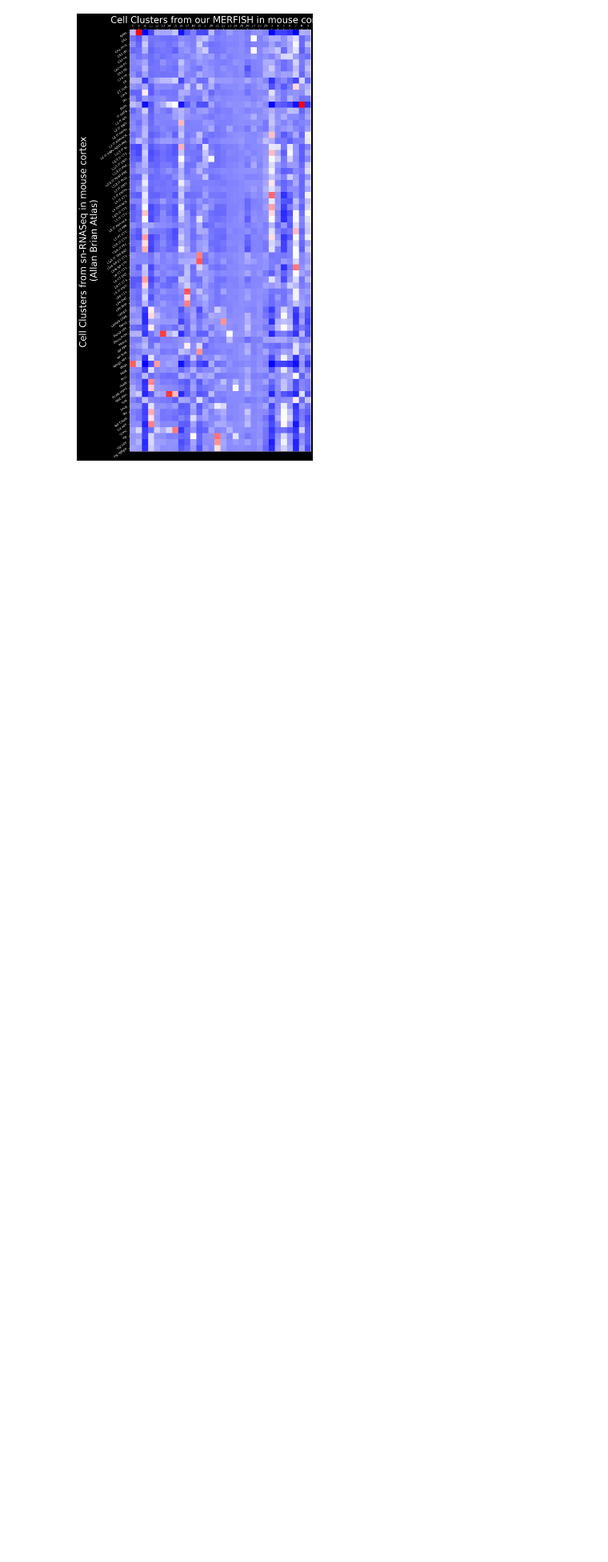
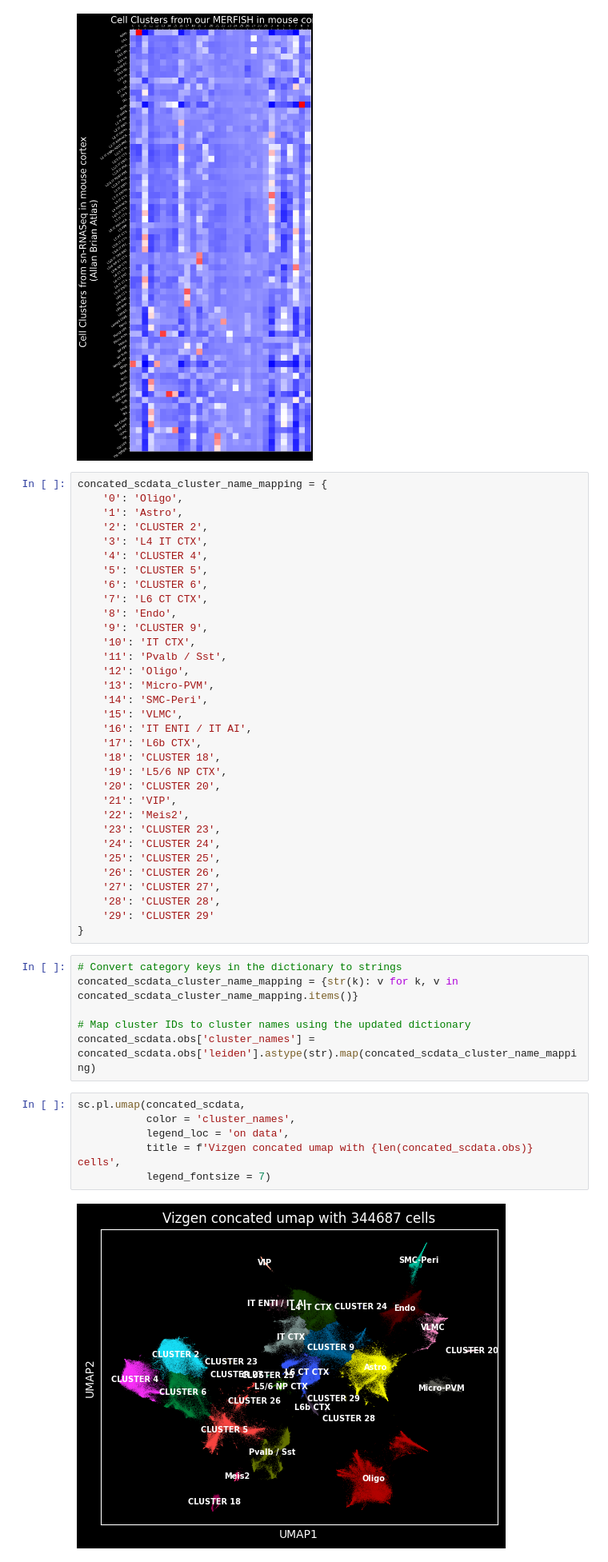
Before and after one commit to krisalejo/Vizgen-Data_Analysis, a Jupyter notebook: Vizgen - Generate concated h5ad.ipynb, the cells around one changed output. Shown: that part at 80% size. Saved outputs shown, nothing was run; the diff lists cells and outputs as text; blank space fills up the shorter version.

Commit message:
add cell type labelings

```diff
--- a/Vizgen - Generate concated h5ad.ipynb
+++ b/Vizgen - Generate concated h5ad.ipynb
@@ -148,3 +148,50 @@ def generate_cell_type(xenium_scdata_revised_rescaled, aba):
 generate_cell_type(concated_scdata, aba)
 # %% [output]
 [figure]
+# %%
+concated_scdata_cluster_name_mapping = {
+    '0': 'Oligo',
+    '1': 'Astro',
+    '2': 'CLUSTER 2',
+    '3': 'L4 IT CTX',
+    '4': 'CLUSTER 4',
+    '5': 'CLUSTER 5',
+    '6': 'CLUSTER 6',
+    '7': 'L6 CT CTX',
+    '8': 'Endo',
+    '9': 'CLUSTER 9',
+    '10': 'IT CTX',
+    '11': 'Pvalb / Sst',
+    '12': 'Oligo',
+    '13': 'Micro-PVM',
+    '14': 'SMC-Peri',
+    '15': 'VLMC',
+    '16': 'IT ENTI / IT AI',
+    '17': 'L6b CTX',
+    '18': 'CLUSTER 18',
+    '19': 'L5/6 NP CTX',
+    '20': 'CLUSTER 20',
+    '21': 'VIP',
+    '22': 'Meis2',
+    '23': 'CLUSTER 23',
+    '24': 'CLUSTER 24',
+    '25': 'CLUSTER 25',
+    '26': 'CLUSTER 26',
+    '27': 'CLUSTER 27',
+    '28': 'CLUSTER 28',
+    '29': 'CLUSTER 29'
+}
+# %%
+# Convert category keys in the dictionary to strings
+concated_scdata_cluster_name_mapping = {str(k): v for k, v in concated_scdata_cluster_name_mapping.items()}
+
+# Map cluster IDs to cluster names using the updated dictionary
+concated_scdata.obs['cluster_names'] = concated_scdata.obs['leiden'].astype(str).map(concated_scdata_cluster_name_mapping)
+# %%
+sc.pl.umap(concated_scdata,
+           color = 'cluster_names',
+           legend_loc = 'on data',
+           title = f'Vizgen concated umap with {len(concated_scdata.obs)} cells',
+           legend_fontsize = 7)
+# %% [output]
+[figure, added]
```
Also changed, not shown: parts of 1 cell of this notebook.
